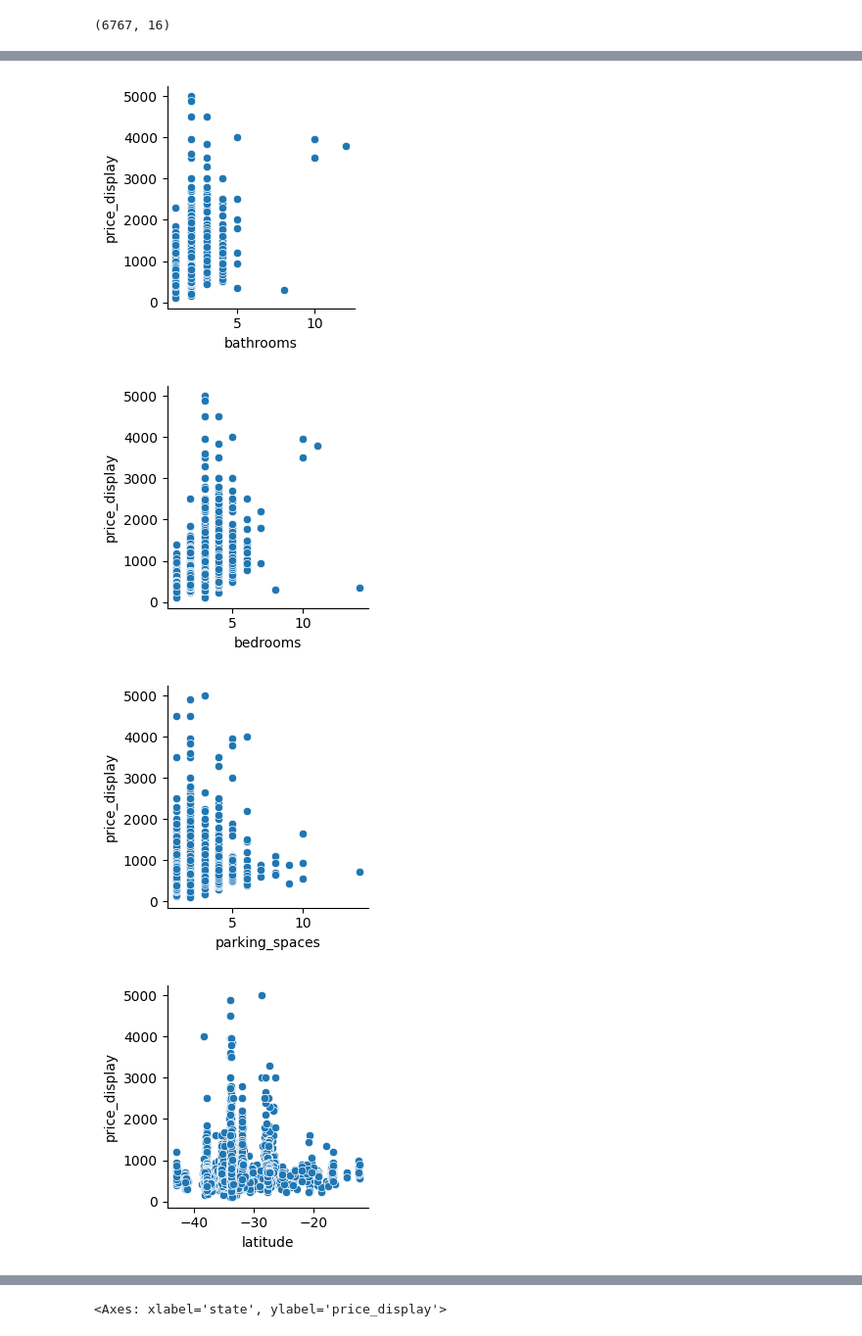
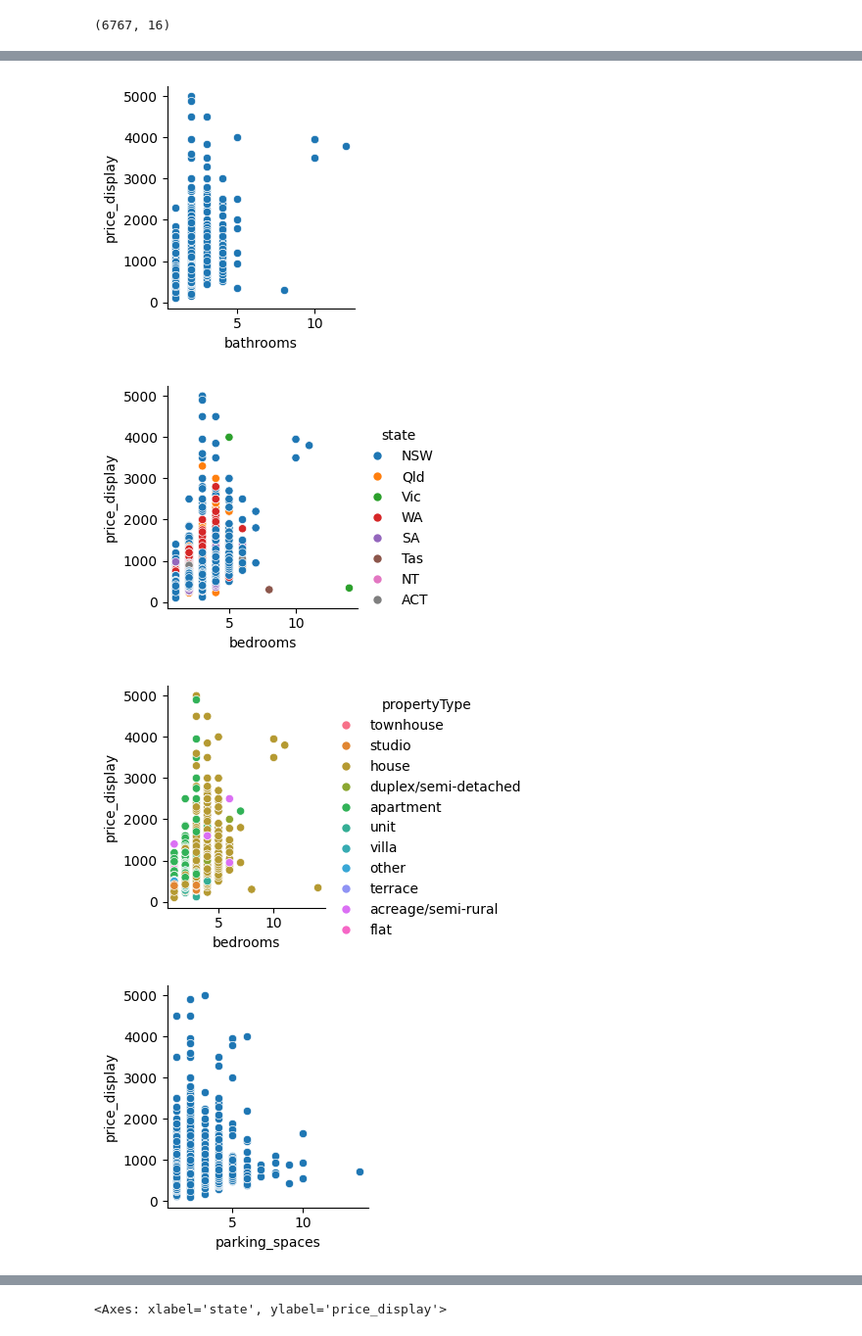
Before and after one commit to milidshah/Australian-Rental-Market-Mili, a Jupyter notebook: AustralianRentalMarket.ipynb, the cells around one changed output, grey strips where cells are left out. Shown at 98% size. Cells and saved outputs as stored; diff of their text form; code cells hidden in the pictures.

Commit message:
write up, cleaning code, calculating error, refining model params

```diff
--- a/AustralianRentalMarket.ipynb
+++ b/AustralianRentalMarket.ipynb
@@ -27,30 +31,23 @@ rentaldf.shape
 import numpy as np
 # Data cleaning
 
-# make na empty string
-rentaldf.isna().sum() # count where na and how many
-rentaldf["amenities"] = rentaldf["amenities"].fillna("")
+def cleaning(df):
+  df = df.copy()
+  # make na empty string
+  df["amenities"] = df["amenities"].fillna("")
 
-# convert text to upper case
-rentaldf["state"] = rentaldf["state"].str.upper()
+  # convert text to upper case
+  df["state"] = df["state"].str.upper()
 
-# zipcode as categorical
-rentaldf["postcode"] = rentaldf["postcode"].astype("category")
+  # postcode as categorical
+  df["postcode"] = df["postcode"].astype("category")
 
-# remove duplicate row
-rentaldf.drop_duplicates(inplace=True)
+  # remove duplicate, round 1
+  df.drop_duplicates(inplace=True)
 
-# condense propertyType
-print(rentaldf["propertyType"].value_counts())
-rentaldf["propertyType"] = np.where(
-    rentaldf["propertyType"].isin(["house", "apartment", "unit"]),
-    rentaldf["propertyType"],
-    "other"
-)
+  # remove duplicates, excluding agency name, round 2
+  col_list = df.columns.tolist()
+  col_list.remove('agency_name')
+  df.drop_duplicates(subset=col_list,inplace=True)
 
-# see where duplicate
-col_list = rentaldf.columns.tolist()
-col_list.remove('agency_name')
-
-rentaldf.drop_duplicates(subset=col_list,inplace=True)
-rentaldf.shape
+  return df
@@ -73,10 +59,10 @@ Name: count, dtype: int64
 # EDA
 import seaborn as sns
 
-rentaldf['price_display'].hist()
-
+sns.histplot(data=rentaldf, x="price_display", bins=30)
 sns.relplot(data=rentaldf, x="bathrooms", y="price_display", height=3)
-sns.relplot(data=rentaldf, x="bedrooms", y = "price_display", height = 3)
+sns.relplot(data=rentaldf, x="bedrooms", y = "price_display", height = 3, hue = 'state')
+sns.relplot(data=rentaldf, x="bedrooms", y = "price_display", height = 3, hue = 'propertyType')
 sns.relplot(data=rentaldf, x="parking_spaces", y = "price_display", height = 3)
 sns.relplot(data=rentaldf, x="latitude", y = "price_display", height = 3)
 sns.relplot(data=rentaldf, x="longitude", y = "price_display", height = 3)
@@ -86,4 +72,4 @@ sns.relplot(data=rentaldf, x="longitude", y = "price_display", height = 3)
 [figure]
-[figure, old version]
+[figure, new version]
-[figure, old version]
+[figure, new version]
-[figure, old version]
+[figure, new version]
```
Also changed, not shown: parts of 17 cells of this notebook.
